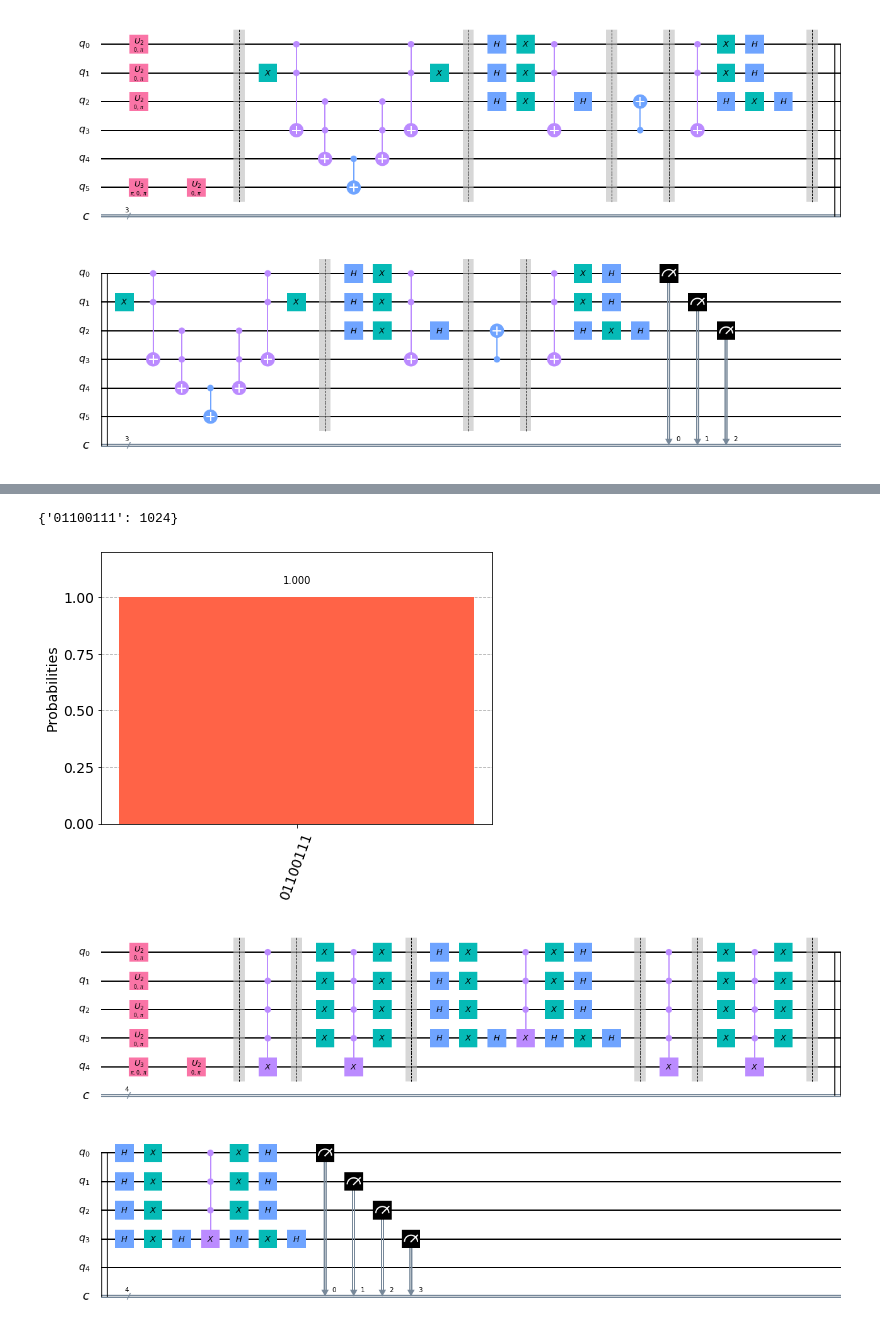
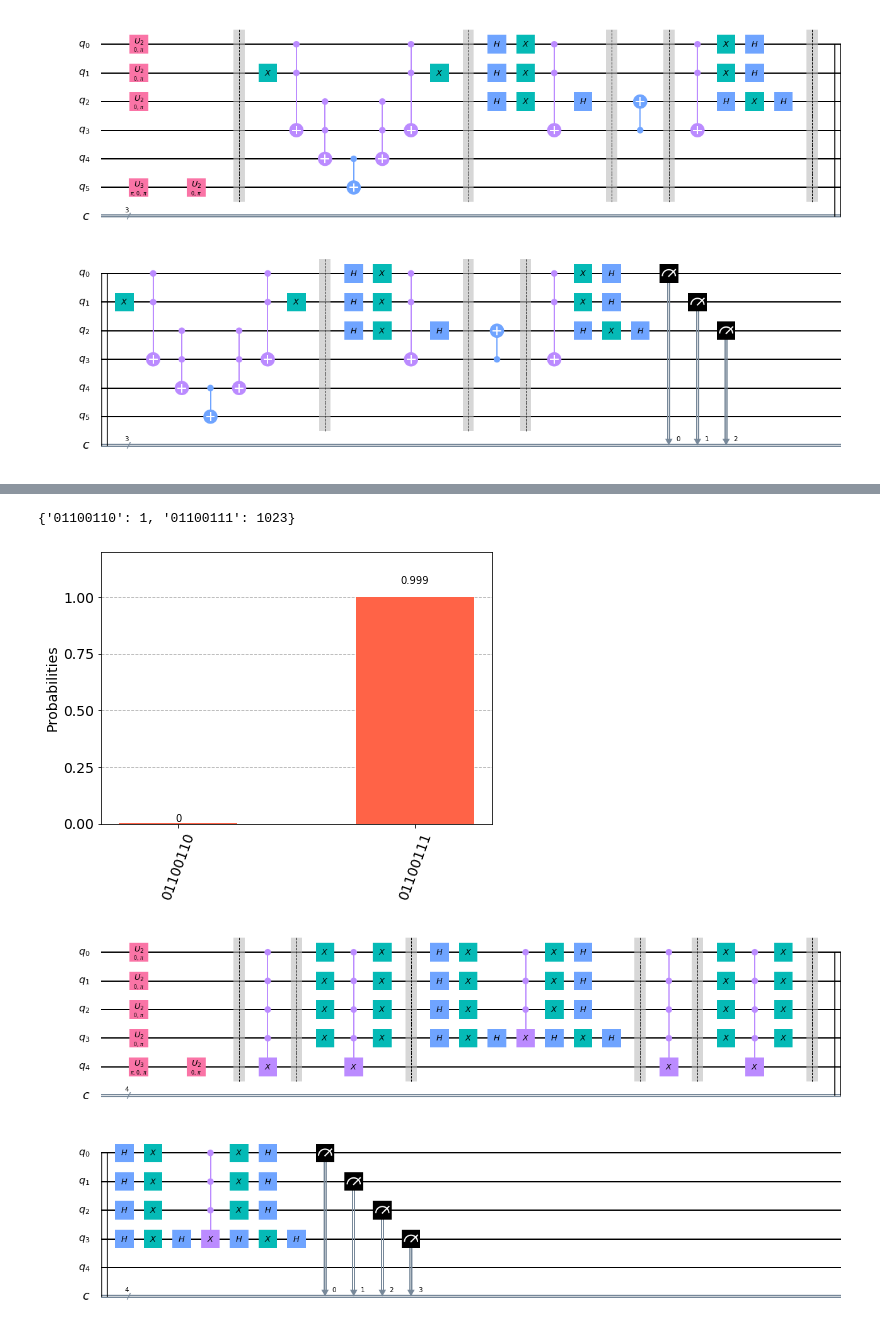
Before and after one commit to melsayed-7/Grover-s-Algorithm-QOSF, a Jupyter notebook: src/Grover/main.ipynb, the cells around one changed output, grey strips where cells are left out. Saved outputs shown, nothing was run; the diff lists cells and outputs as text; code cells hidden in the pictures.

```diff
--- a/src/Grover/main.ipynb
+++ b/src/Grover/main.ipynb
@@ -43,12 +46,13 @@ plot_histogram(count3,color='c')
 # %%
 ############ String to be found '01100111' using ancilla type ############
-test_4=grover(['01100111'], 'ancilla')
-simulator=Aer.get_backend('qasm_simulator')
-count4=execute(test_4,simulator).result().get_counts()
+test_4, noise_model, basis_gates=grover(['01100111'], 'ancilla')
+simulator = Aer.get_backend('qasm_simulator')
+count4 = execute(test_4, simulator, basis_gates=basis_gates,
+                 noise_model=noise_model).result().get_counts()
 print(count4)
-plot_histogram(count4,color='tomato')
+plot_histogram(count4, color='tomato')
 # %% [output]
-{'01100111': 1024}
+{'01100110': 1, '01100111': 1023}
-[figure, old version]
+[figure, new version]
 # %%
 ############ String to be found '1111' and '0000' using noancilla type ############
```
Also changed, not shown: parts of 8 cells of this notebook, 2 other files.
